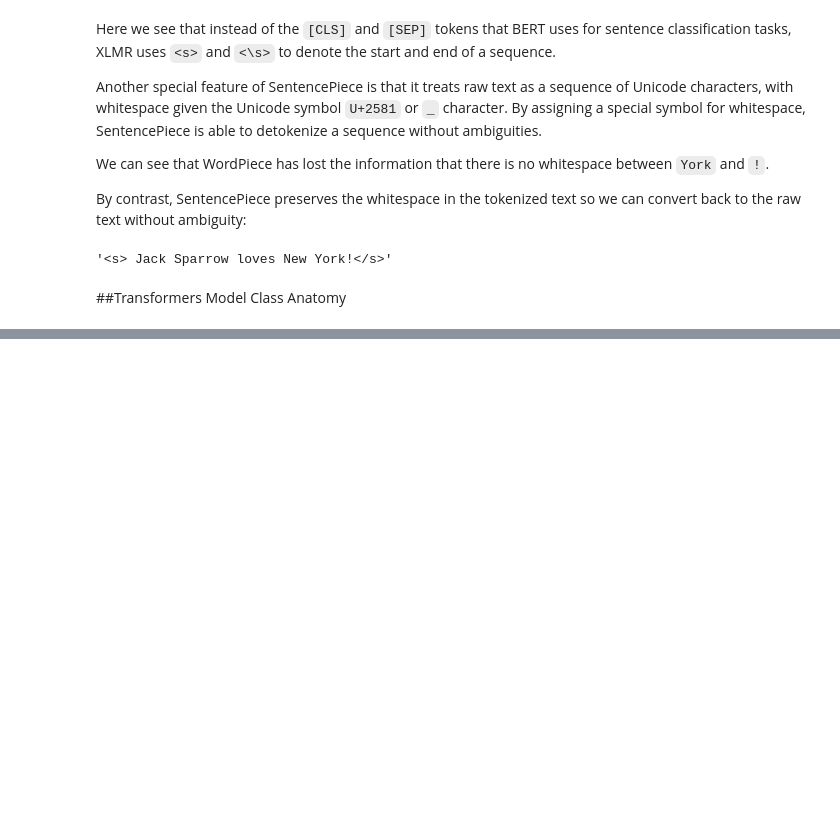
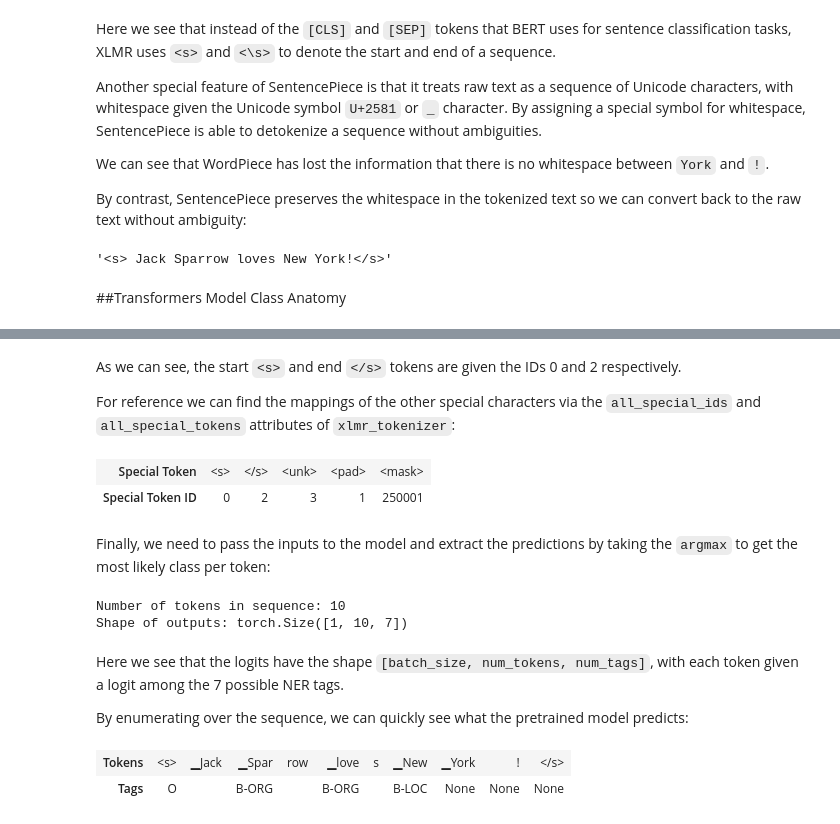
Before and after one commit to rahiakela/transformers-research-and-practice, a Jupyter notebook: natural-language-processing-with-transformers/04-multilingual-ner/multilingual_named_entity_recognition.ipynb, the cells around one changed output, grey strips where cells are left out. Saved outputs shown, nothing was run; the diff lists cells and outputs as text; code cells hidden in the pictures; blank space fills up the shorter version.

```diff
--- a/natural-language-processing-with-transformers/04-multilingual-ner/multilingual_named_entity_recognition.ipynb
+++ b/natural-language-processing-with-transformers/04-multilingual-ner/multilingual_named_entity_recognition.ipynb
@@ -343,0 +436,5 @@ convert back to the raw text without ambiguity:
+# %%
+xlmr_config = AutoConfig.from_pretrained(xlmr_model_name,
+                                         num_labels=tags.num_classes,
+                                         id2label=index2tag,
+                                         label2id=tag2index)
@@ -343,0 +446,2 @@ convert back to the raw text without ambiguity:
+# %%
+xlmr_model = (XLMRobertaForTokenClassification.from_pretrained(xlmr_model_name, config=xlmr_config).to(device))
@@ -343,0 +461,38 @@ convert back to the raw text without ambiguity:
+# %% [markdown]
+As we can see, the start `<s>` and end `</s>` tokens are given the IDs 0 and 2 respectively.
+
+For reference we can
+find the mappings of the other special characters via the `all_special_ids` and `all_special_tokens`
+attributes of `xlmr_tokenizer`:
+# %%
+df = pd.DataFrame([xlmr_tokenizer.all_special_tokens, xlmr_tokenizer.all_special_ids], index=["Special Token", "Special Token ID"])
+display_df(df, header=None)
+# %% [output]
+| Special Token | <s> | </s> | <unk> | <pad> | <mask> |
+| Special Token ID | 0 | 2 | 3 | 1 | 250001 |
+# %% [markdown]
+Finally, we need to pass the inputs to the model and extract the predictions by taking the `argmax` to get the most
+likely class per token:
+# %%
+outputs = xlmr_model(input_ids.to(device)).logits
+predictions = torch.argmax(outputs, dim=1)
+
+print(f"Number of tokens in sequence: {len(xmlr_tokens)}")
+print(f"Shape of outputs: {outputs.shape}")
+# %% [output]
+Number of tokens in sequence: 10
+Shape of outputs: torch.Size([1, 10, 7])
+# %% [markdown]
+Here we see that the logits have the shape `[batch_size, num_tokens, num_tags]`, with each token
+given a logit among the 7 possible NER tags.
+
+By enumerating over the sequence, we can quickly see what the
+pretrained model predicts:
+# %%
+tags.names = ['O', 'B-ORG', 'B-LOC', '', 'B-LOC', 'B-ORG', 'I-ORG', '']
+preds = [tags.names[p] for p in predictions[0].cpu().numpy()]
+df = pd.DataFrame([xmlr_tokens, preds], ["Tokens", "Tags"])
+display_df(df, header=None)
+# %% [output]
+| Tokens | <s> | ▁Jack | ▁Spar | row | ▁love | s | ▁New | ▁York | ! | </s> |
+| Tags | O |  | B-ORG |  | B-ORG |  | B-LOC | None | None | None |
```
Also changed, not shown: parts of 16 cells of this notebook.
